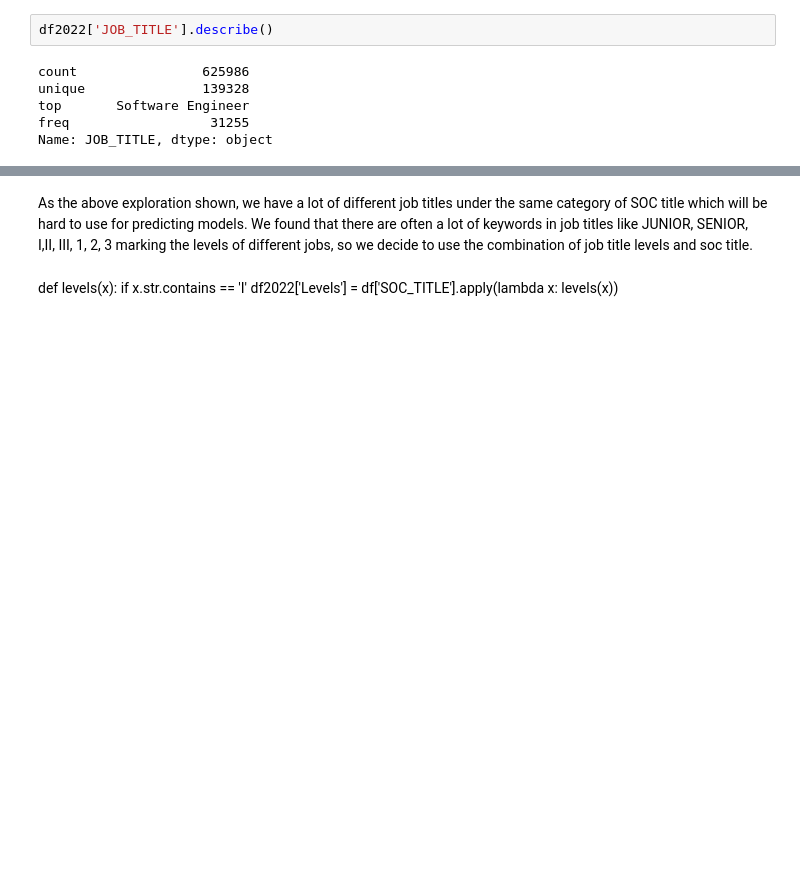
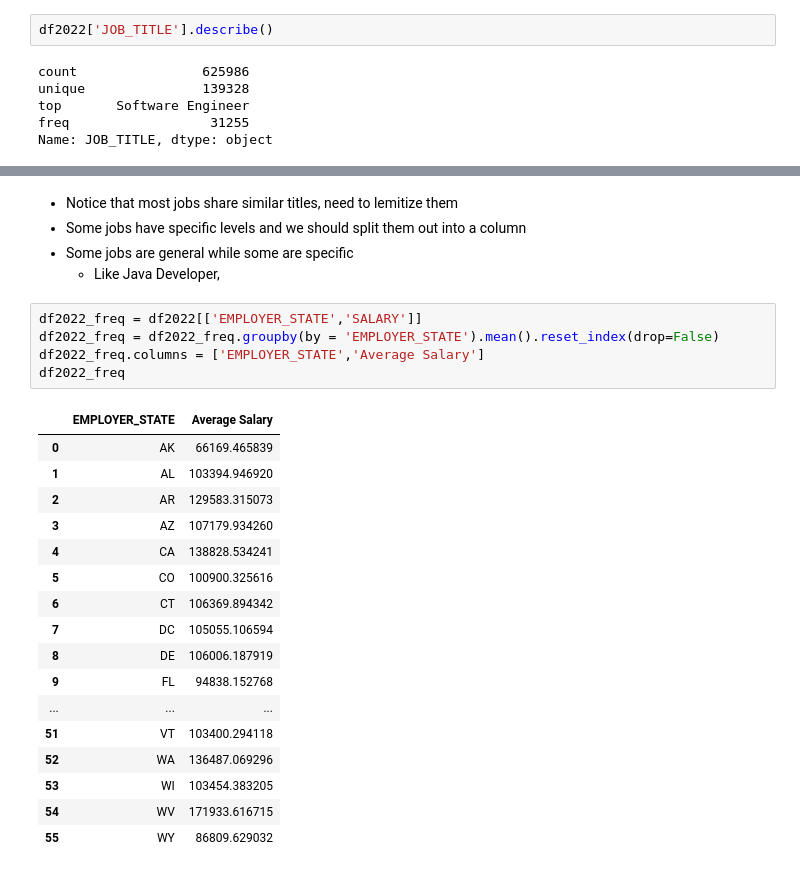
Before and after one commit to mistaround/h1b-analysis, a Jupyter notebook: main.ipynb, the cells around one changed output, grey strips where cells are left out. Saved outputs shown, nothing was run; the diff lists cells and outputs as text; blank space fills up the shorter version.

```diff
--- a/main.ipynb
+++ b/main.ipynb
@@ -460,6 +466,28 @@ df2022[df2022['SOC_TITLE'] == 'COMPUTER SYSTEMS ENGINEERS/ARCHITECTS'][['JOB_TIT
-# %% [markdown]
-As the above exploration shown, we have a lot of different job titles under the same category of SOC title which will be hard to use for predicting models. We found that there are often a lot of keywords in job titles like JUNIOR, SENIOR, I,II, III, 1, 2, 3 marking the levels of different jobs, so we decide to use the combination of job title levels and soc title.
-# %% [markdown]
-def levels(x):
-    if x.str.contains == 'I'
-df2022['Levels'] = df['SOC_TITLE'].apply(lambda x: levels(x))
+# %% [markdown]
+* Notice that most jobs share similar titles, need to lemitize them
+* Some jobs have specific levels and we should split them out into a column
+* Some jobs are general while some are specific
+  * Like Java Developer,
+# %%
+df2022_freq = df2022[['EMPLOYER_STATE','SALARY']]
+df2022_freq = df2022_freq.groupby(by = 'EMPLOYER_STATE').mean().reset_index(drop=False)
+df2022_freq.columns = ['EMPLOYER_STATE','Average Salary']
+df2022_freq
+# %% [output]
+|  | EMPLOYER_STATE | Average Salary |
+| 0 | AK | 66169.465839 |
+| 1 | AL | 103394.946920 |
+| 2 | AR | 129583.315073 |
+| 3 | AZ | 107179.934260 |
+| 4 | CA | 138828.534241 |
+| 5 | CO | 100900.325616 |
+| 6 | CT | 106369.894342 |
+| 7 | DC | 105055.106594 |
+| 8 | DE | 106006.187919 |
+| 9 | FL | 94838.152768 |
+| ... | ... | ... |
+| 51 | VT | 103400.294118 |
+| 52 | WA | 136487.069296 |
+| 53 | WI | 103454.383205 |
+| 54 | WV | 171933.616715 |
+| 55 | WY | 86809.629032 |
```
Also changed, not shown: parts of 20 cells of this notebook.
